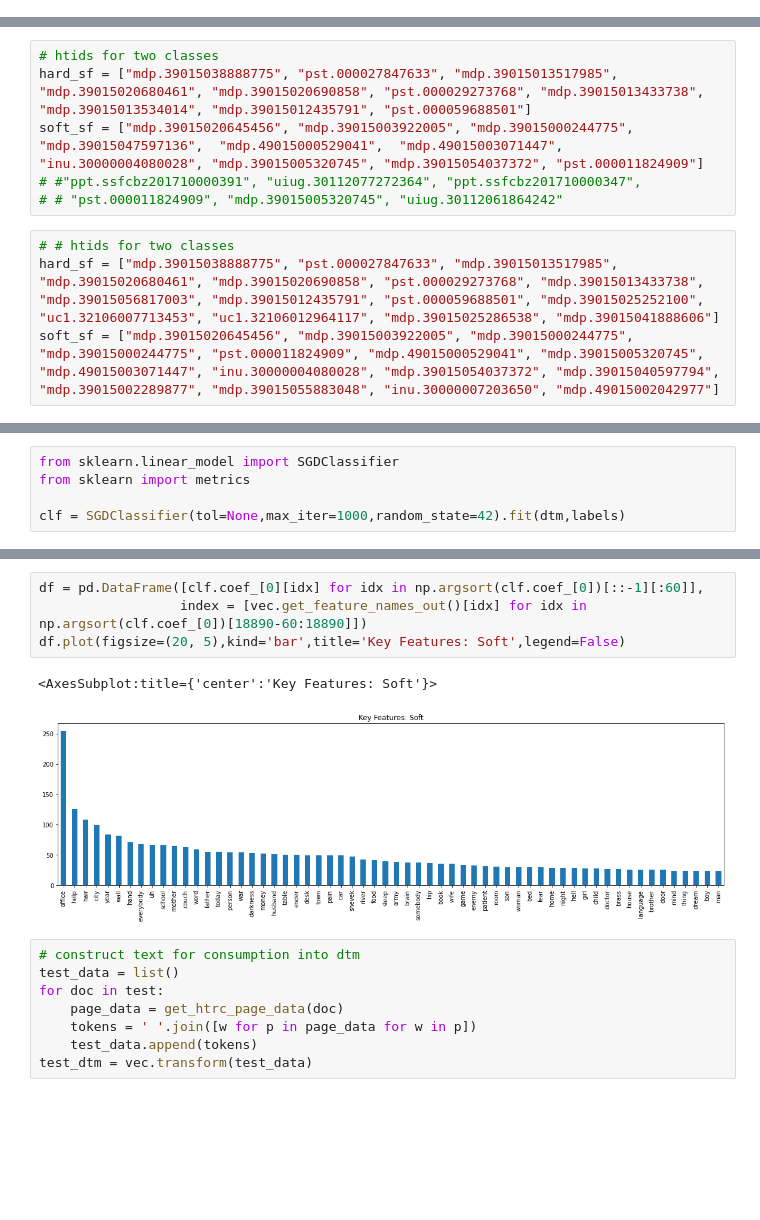
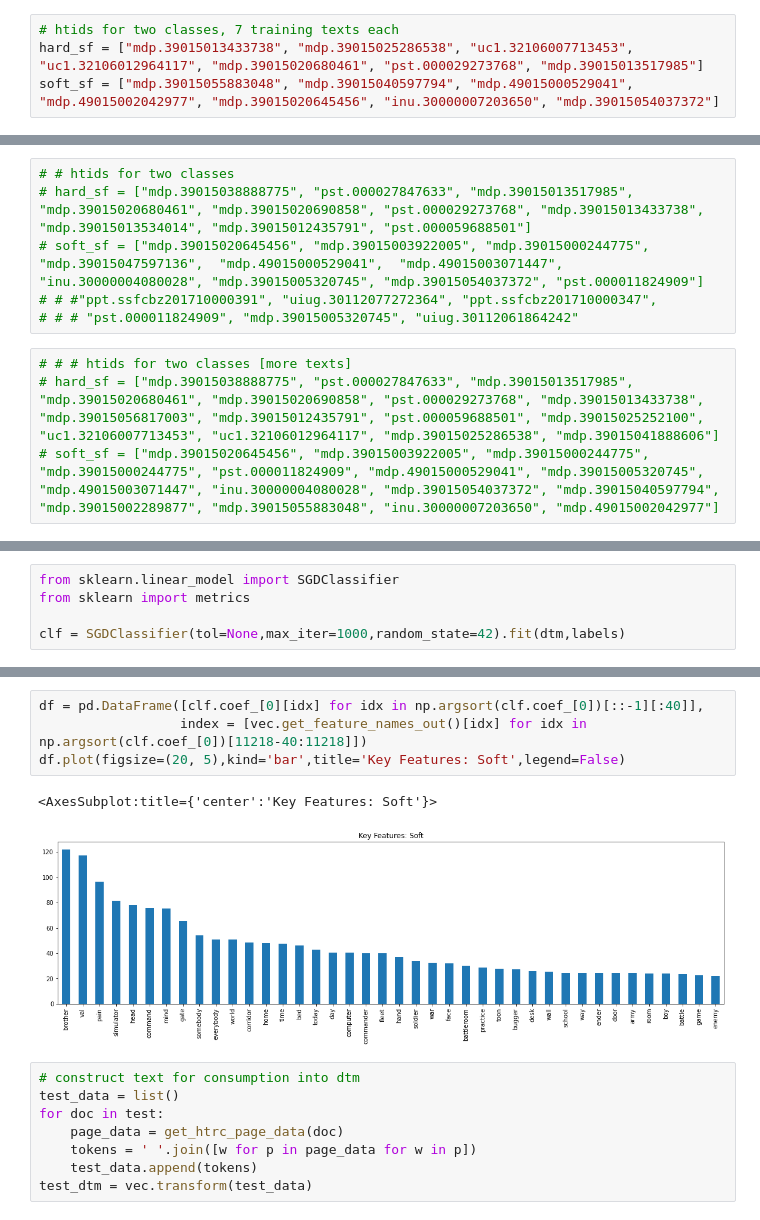
Before and after one commit to jeddobson/model-interpretability, a Jupyter notebook: notebooks/sf-initial-model-prediction.ipynb, the cells around one changed output, grey strips where cells are left out. Drawn from its saved outputs; the diff is of its cells as text; blank space fills up the shorter version.

Commit message:
training/testing sets

```diff
--- a/notebooks/sf-initial-model-prediction.ipynb
+++ b/notebooks/sf-initial-model-prediction.ipynb
@@ -32,3 +32,7 @@ def get_htrc_metadata(document):
     fr = FeatureReader([document])
     vol = next(fr.volumes())
     return([vol.author[0],vol.title,vol.year])
+# %%
+# htids for two classes, 7 training texts each
+hard_sf = ["mdp.39015013433738", "mdp.39015025286538", "uc1.32106007713453", "uc1.32106012964117", "mdp.39015020680461", "pst.000029273768", "mdp.39015013517985"]
+soft_sf = ["mdp.39015055883048", "mdp.39015040597794", "mdp.49015000529041", "mdp.49015002042977", "mdp.39015020645456", "inu.30000007203650", "mdp.39015054037372"]
@@ -35,13 +43,13 @@ def get_htrc_metadata(document):
 # %%
-# htids for two classes
-hard_sf = ["mdp.39015038888775", "pst.000027847633", "mdp.39015013517985", "mdp.39015020680461", "mdp.39015020690858", "pst.000029273768", "mdp.39015013433738", "mdp.39015013534014", "mdp.39015012435791", "pst.000059688501"]
-soft_sf = ["mdp.39015020645456", "mdp.39015003922005", "mdp.39015000244775", "mdp.39015047597136",  "mdp.49015000529041",  "mdp.49015003071447", "inu.30000004080028", "mdp.39015005320745", "mdp.39015054037372", "pst.000011824909"]
-# #"ppt.ssfcbz201710000391", "uiug.30112077272364", "ppt.ssfcbz201710000347",
-# # "pst.000011824909", "mdp.39015005320745", "uiug.30112061864242"
+# # htids for two classes
+# hard_sf = ["mdp.39015038888775", "pst.000027847633", "mdp.39015013517985", "mdp.39015020680461", "mdp.39015020690858", "pst.000029273768", "mdp.39015013433738", "mdp.39015013534014", "mdp.39015012435791", "pst.000059688501"]
+# soft_sf = ["mdp.39015020645456", "mdp.39015003922005", "mdp.39015000244775", "mdp.39015047597136",  "mdp.49015000529041",  "mdp.49015003071447", "inu.30000004080028", "mdp.39015005320745", "mdp.39015054037372", "pst.000011824909"]
+# # #"ppt.ssfcbz201710000391", "uiug.30112077272364", "ppt.ssfcbz201710000347",
+# # # "pst.000011824909", "mdp.39015005320745", "uiug.30112061864242"
 # %%
-# # htids for two classes
-hard_sf = ["mdp.39015038888775", "pst.000027847633", "mdp.39015013517985", "mdp.39015020680461", "mdp.39015020690858", "pst.000029273768", "mdp.39015013433738", "mdp.39015056817003", "mdp.39015012435791", "pst.000059688501", "mdp.39015025252100", "uc1.32106007713453", "uc1.32106012964117", "mdp.39015025286538", "mdp.39015041888606"]
-soft_sf = ["mdp.39015020645456", "mdp.39015003922005", "mdp.39015000244775", "mdp.39015000244775", "pst.000011824909", "mdp.49015000529041", "mdp.39015005320745", "mdp.49015003071447", "inu.30000004080028", "mdp.39015054037372", "mdp.39015040597794", "mdp.39015002289877", "mdp.39015055883048", "inu.30000007203650", "mdp.49015002042977"]
+# # # htids for two classes [more texts]
+# hard_sf = ["mdp.39015038888775", "pst.000027847633", "mdp.39015013517985", "mdp.39015020680461", "mdp.39015020690858", "pst.000029273768", "mdp.39015013433738", "mdp.39015056817003", "mdp.39015012435791", "pst.000059688501", "mdp.39015025252100", "uc1.32106007713453", "uc1.32106012964117", "mdp.39015025286538", "mdp.39015041888606"]
+# soft_sf = ["mdp.39015020645456", "mdp.39015003922005", "mdp.39015000244775", "mdp.39015000244775", "pst.000011824909", "mdp.49015000529041", "mdp.39015005320745", "mdp.49015003071447", "inu.30000004080028", "mdp.39015054037372", "mdp.39015040597794", "mdp.39015002289877", "mdp.39015055883048", "inu.30000007203650", "mdp.49015002042977"]
 # %%
 all_texts = hard_sf + soft_sf
 # %%
@@ -168,10 +195,10 @@ df.plot(figsize=(20, 5),kind='bar',title='Key Features: Hard',legend=False)
 # %%
-df = pd.DataFrame([clf.coef_[0][idx] for idx in np.argsort(clf.coef_[0])[::-1][:60]],
-                  index = [vec.get_feature_names_out()[idx] for idx in np.argsort(clf.coef_[0])[18890-60:18890]])
+df = pd.DataFrame([clf.coef_[0][idx] for idx in np.argsort(clf.coef_[0])[::-1][:40]],
+                  index = [vec.get_feature_names_out()[idx] for idx in np.argsort(clf.coef_[0])[11218-40:11218]])
 df.plot(figsize=(20, 5),kind='bar',title='Key Features: Soft',legend=False)
 # %% [output]
 <AxesSubplot:title={'center':'Key Features: Soft'}>
-[figure, old version]
+[figure, new version]
 # %%
 # construct text for consumption into dtm
 test_data = list()
```
Also changed, not shown: parts of 9 cells of this notebook.
